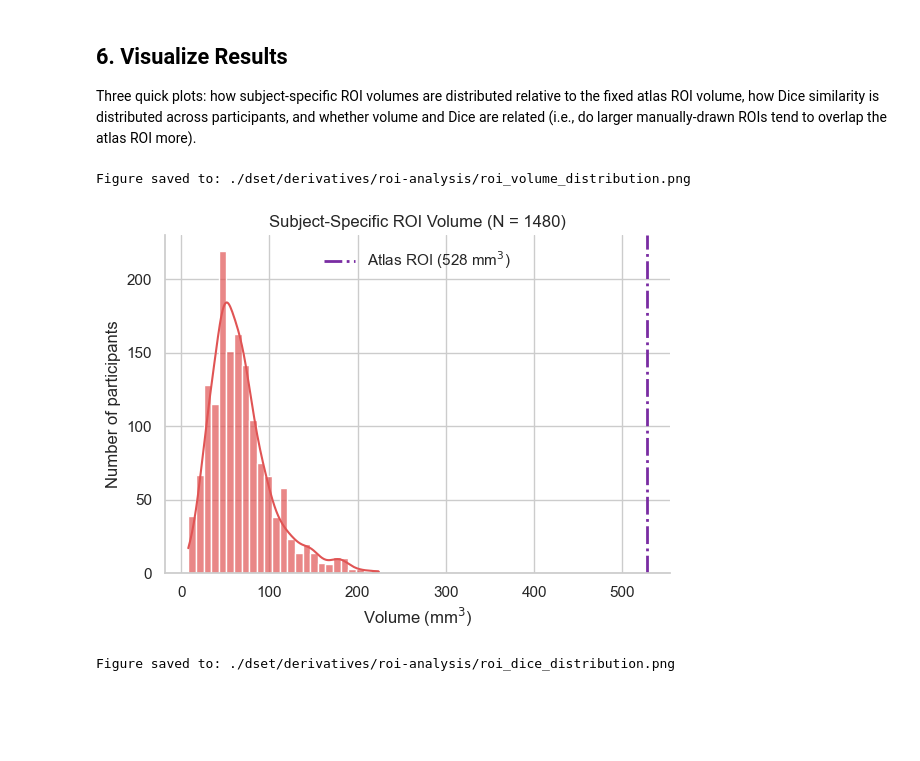
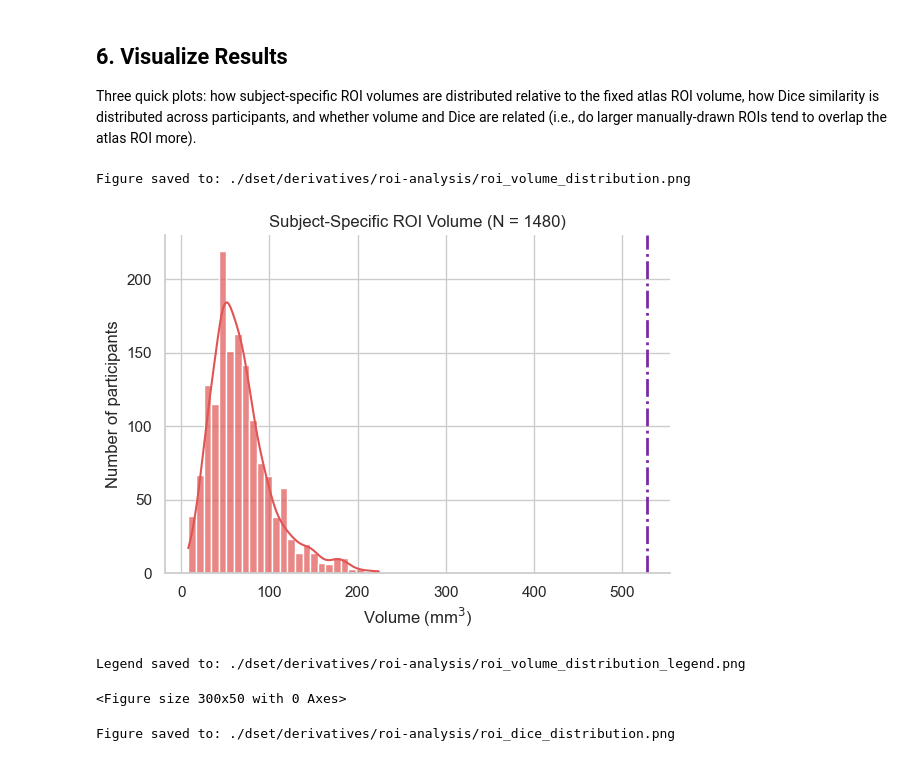
Before and after one commit to chlohamp/habenula-comparison, a Jupyter notebook: 2ai-roi-comparison.ipynb, the cells around one changed output. Cells and saved outputs as stored; diff of their text form; code cells hidden in the pictures; blank space fills up the shorter version.

```diff
--- a/2ai-roi-comparison.ipynb
+++ b/2ai-roi-comparison.ipynb
@@ -213,31 +213,43 @@ and Dice are related (i.e., do larger manually-drawn ROIs tend to overlap the at
 # %%
 import seaborn as sns
 import matplotlib.pyplot as plt
 
 sns.set_theme(style="whitegrid")
 
 # --- Subject-specific ROI volume distribution vs. atlas ROI volume ---
 fig, ax = plt.subplots(figsize=(6, 4.5))
 sns.histplot(
     df_results["subj_volume_mm3"], bins=25, kde=True, color="#E05454", alpha=0.7,
     edgecolor="white", ax=ax,
 )
 ax.axvline(atlas_volume_mm3, color="#792CA2", linestyle="dashdot", linewidth=2,
            label=f"Atlas ROI ({atlas_volume_mm3:.0f} mm$^3$)")
 ax.set_xlabel("Volume (mm$^3$)")
 ax.set_ylabel("Number of participants")
 ax.set_title(f"Subject-Specific ROI Volume (N = {len(df_results)})")
-ax.legend(frameon=False)
 sns.despine(ax=ax)
 fig.tight_layout()
 
 fig_path = op.join(output_dir, "roi_volume_distribution.png")
 fig.savefig(fig_path, dpi=300, bbox_inches="tight")
 print(f"Figure saved to: {fig_path}")
 plt.show()
+
+# Legend saved as its own PNG (not drawn on the main figure).
+# Reuses the handles/labels from the main axes so it matches the figure exactly.
+handles, labels = ax.get_legend_handles_labels()
+fig_leg = plt.figure(figsize=(3, 0.5))
+fig_leg.legend(handles, labels, loc="center", frameon=False)
+
+legend_path = op.join(output_dir, "roi_volume_distribution_legend.png")
+fig_leg.savefig(legend_path, dpi=300, bbox_inches="tight")
+print(f"Legend saved to: {legend_path}")
+plt.show()
 # %% [output]
 Figure saved to: ./dset/derivatives/roi-analysis/roi_volume_distribution.png
-[figure, old version]
+[figure, new version]
+Legend saved to: ./dset/derivatives/roi-analysis/roi_volume_distribution_legend.png
+<Figure size 300x50 with 0 Axes>
 # %%
 # --- Dice coefficient distribution ---
 fig, ax = plt.subplots(figsize=(6, 4.5))
```
Also changed, not shown: 1 other file.
